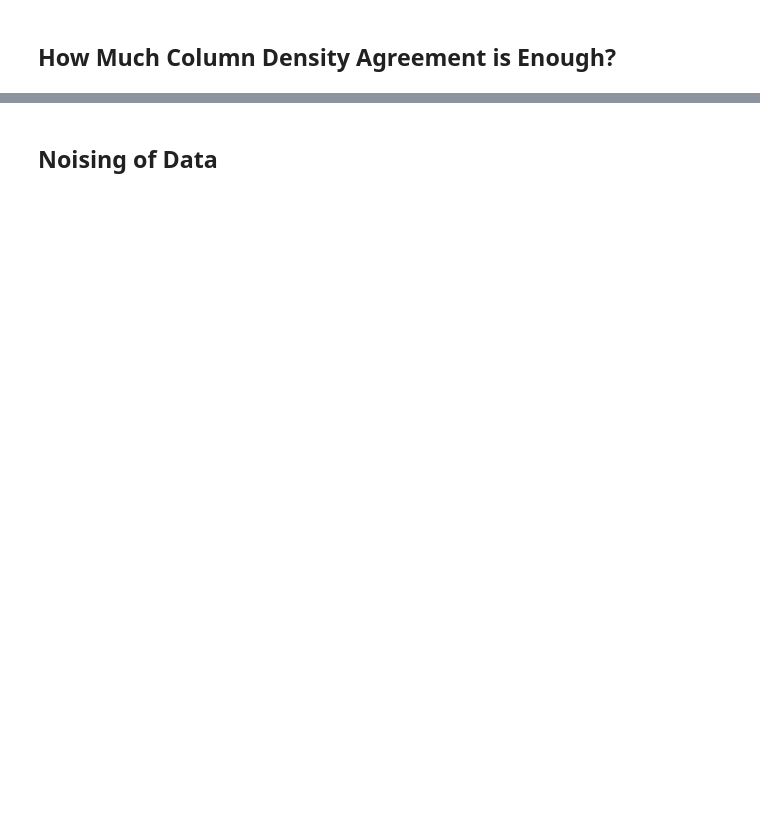
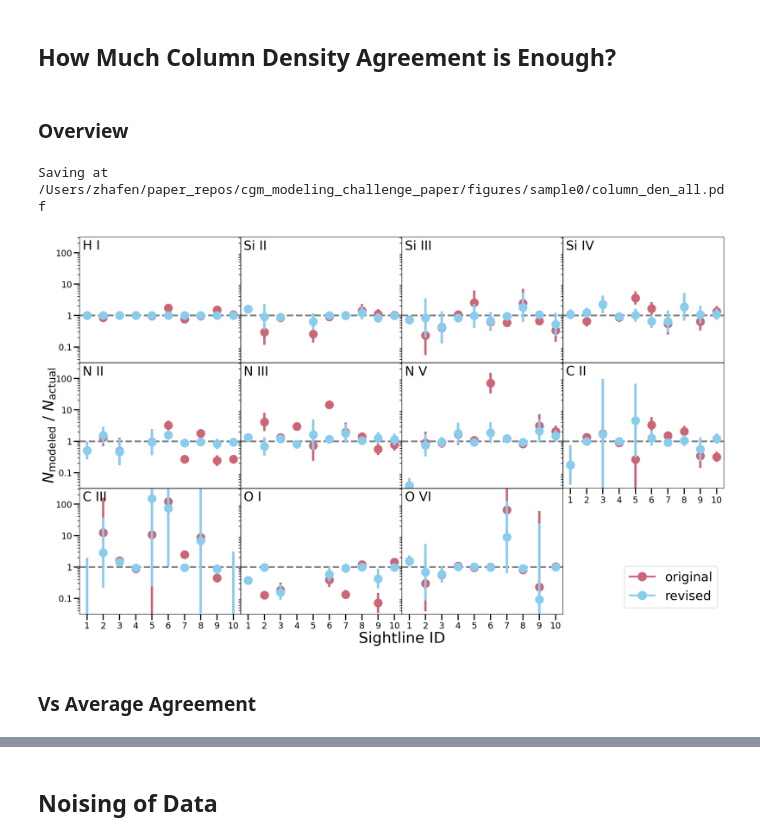
Before and after one commit to chummels/cgm_modeling_challenge, a Jupyter notebook: sample0_comparison.ipynb, the cells around one changed output, grey strips where cells are left out. Drawn from its saved outputs; the diff is of its cells as text; code cells hidden in the pictures; blank space fills up the shorter version.

```diff
--- a/sample0_comparison.ipynb
+++ b/sample0_comparison.ipynb
@@ -565,7 +565,7 @@ for key in prop_keys:
 
     # X ticks
     ax.set_xticks( xs )
-    ax.set_xticklabels( ordered_inds )
+    ax.set_xticklabels( ordered_inds + 1 )
 
     ax.set_xlim( xs[0] - 0.5, xs[-1] + 0.5 )
     if key in lims:
@@ -599,7 +599,7 @@ for x_key, ax in ax_dict.items():
     if subplotspec.is_last_row():
         ax.set_xlabel( 'sightline ID', fontsize=16 )
 
-# savefile = os.path.join( figure_dir, 'comparison.pdf' )
+savefile = os.path.join( figure_dir, 'comparison.pdf' )
 print( 'Saving at {}'.format( savefile ) )
 plt.savefig( savefile, bbox_inches='tight' )
 # %% [output]
@@ -691,3 +691,7 @@ inds = np.array([ 5, 7, 8, 9 ])
+# %% [markdown]
+### Overview
+# %%
+inds = np.arange( ordered_inds.size )
 # %%
 ions = [ 'H I', 'Si II', 'Si III', 'Si IV', 'N II', 'N III', 'N V', 'C II', 'C III', 'O I', 'O VI', ]
 # %%
@@ -772,12 +776,12 @@ for k, ion in enumerate( ions ):
 
     ax_ij.annotate(
         text = ion,
-        xy = (1, 1),
+        xy = (0, 1),
         xycoords = 'axes fraction',
-        xytext = ( -5, -5 ),
+        xytext = ( 5, -5 ),
         textcoords = 'offset points',
         va = 'top',
-        ha = 'right',
+        ha = 'left',
         fontsize = 22,
     )
 
@@ -795,30 +799,35 @@ for k, ion in enumerate( ions ):
         j += 1
         i = 0
     else:
         i += 1
 
 
 handles = [
     matplotlib.lines.Line2D([0], [0], marker='o', color=found_color, label='original', markersize=15),
     matplotlib.lines.Line2D([0], [0], marker='o', color=revised_color, label='revised', markersize=15),
 ]
 
 ax.legend(
     handles = handles,
     loc = 'lower right',
     prop = { 'size': 22 },
 )
 
 # Removing spines and tick marks
 ax.spines['right'].set_visible(False)
 ax.spines['top'].set_visible(False)
 ax.spines['bottom'].set_visible(False)
 ax.spines['left'].set_visible(False)
 ax.tick_params( bottom=False, left=False, labelleft=False, labelbottom=False )
 
 ax.set_xlabel( 'Sightline ID', fontsize=26, labelpad=30 )
 ax.set_ylabel( r'$N_{\rm modeled}$ / $N_{\rm actual}$', fontsize=26, labelpad=40 )
 
 savefile = os.path.join( figure_dir, 'column_den.pdf' )
 print( 'Saving at {}'.format( savefile ) )
 plt.savefig( savefile, bbox_inches='tight' )
+# %% [output]
+Saving at /Users/zhafen/paper_repos/cgm_modeling_challenge_paper/figures/sample0/column_den_all.pdf
+[figure, added]
+# %% [markdown]
+### Vs Average Agreement
```
Also changed, not shown: parts of 5 cells of this notebook.
